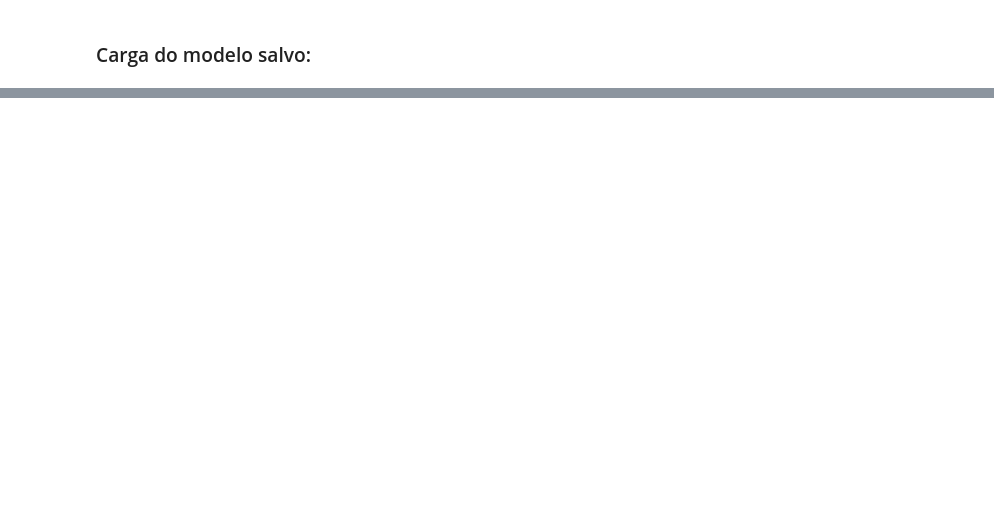
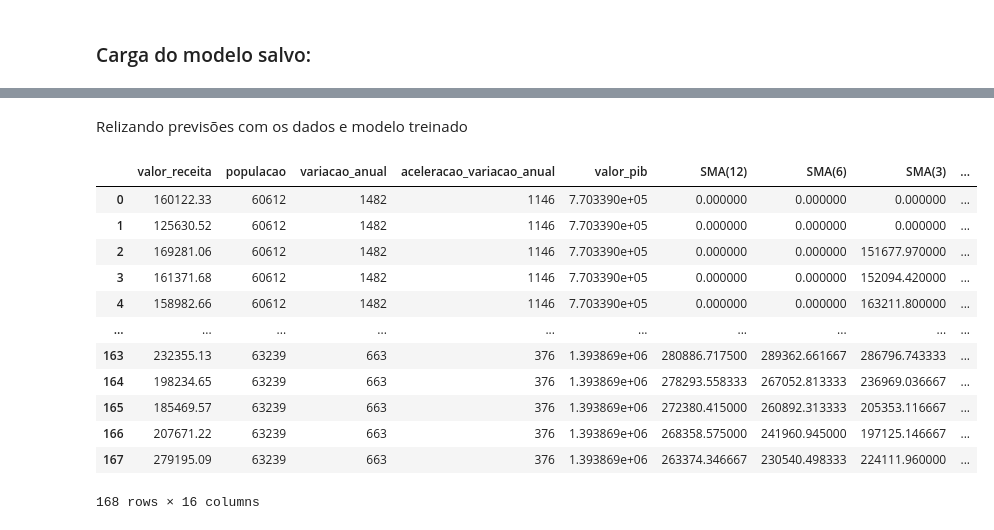
Before and after one commit to AllysonAbreu/neural_network_studies, a Jupyter notebook: notebooks/v2/rede_neural_dados_nuvem.ipynb, the cells around one changed output, grey strips where cells are left out. Cells and saved outputs as stored; diff of their text form; code cells hidden in the pictures; blank space fills up the shorter version.

```diff
--- a/notebooks/v2/rede_neural_dados_nuvem.ipynb
+++ b/notebooks/v2/rede_neural_dados_nuvem.ipynb
@@ -803,0 +948,20 @@ model_lstm = tf.keras.models.load_model('receitas_2013_2022')
+# %% [markdown]
+Relizando previsões com os dados e modelo treinado
+# %%
+previsao = df_receitas_agrupado
+
+previsao
+# %% [output]
+|  | valor_receita | populacao | variacao_anual | aceleracao_variacao_anual | valor_pib | SMA(12) | SMA(6) | SMA(3) | ... |
+| 0 | 160122.33 | 60612 | 1482 | 1146 | 7.703390e+05 | 0.000000 | 0.000000 | 0.000000 | ... |
+| 1 | 125630.52 | 60612 | 1482 | 1146 | 7.703390e+05 | 0.000000 | 0.000000 | 0.000000 | ... |
+| 2 | 169281.06 | 60612 | 1482 | 1146 | 7.703390e+05 | 0.000000 | 0.000000 | 151677.970000 | ... |
+| 3 | 161371.68 | 60612 | 1482 | 1146 | 7.703390e+05 | 0.000000 | 0.000000 | 152094.420000 | ... |
+| 4 | 158982.66 | 60612 | 1482 | 1146 | 7.703390e+05 | 0.000000 | 0.000000 | 163211.800000 | ... |
+| ... | ... | ... | ... | ... | ... | ... | ... | ... | ... |
+| 163 | 232355.13 | 63239 | 663 | 376 | 1.393869e+06 | 280886.717500 | 289362.661667 | 286796.743333 | ... |
+| 164 | 198234.65 | 63239 | 663 | 376 | 1.393869e+06 | 278293.558333 | 267052.813333 | 236969.036667 | ... |
+| 165 | 185469.57 | 63239 | 663 | 376 | 1.393869e+06 | 272380.415000 | 260892.313333 | 205353.116667 | ... |
+| 166 | 207671.22 | 63239 | 663 | 376 | 1.393869e+06 | 268358.575000 | 241960.945000 | 197125.146667 | ... |
+| 167 | 279195.09 | 63239 | 663 | 376 | 1.393869e+06 | 263374.346667 | 230540.498333 | 224111.960000 | ... |
+168 rows × 16 columns
```
Also changed, not shown: parts of 28 cells of this notebook, 11 other files.
